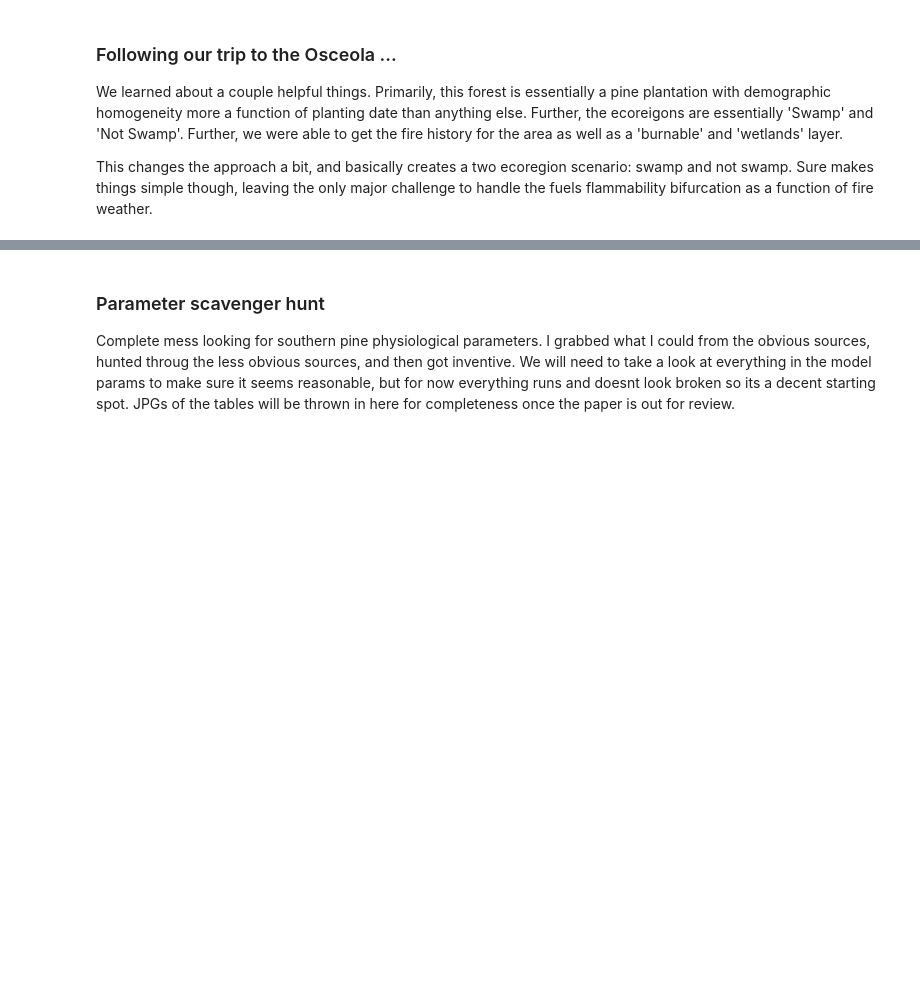
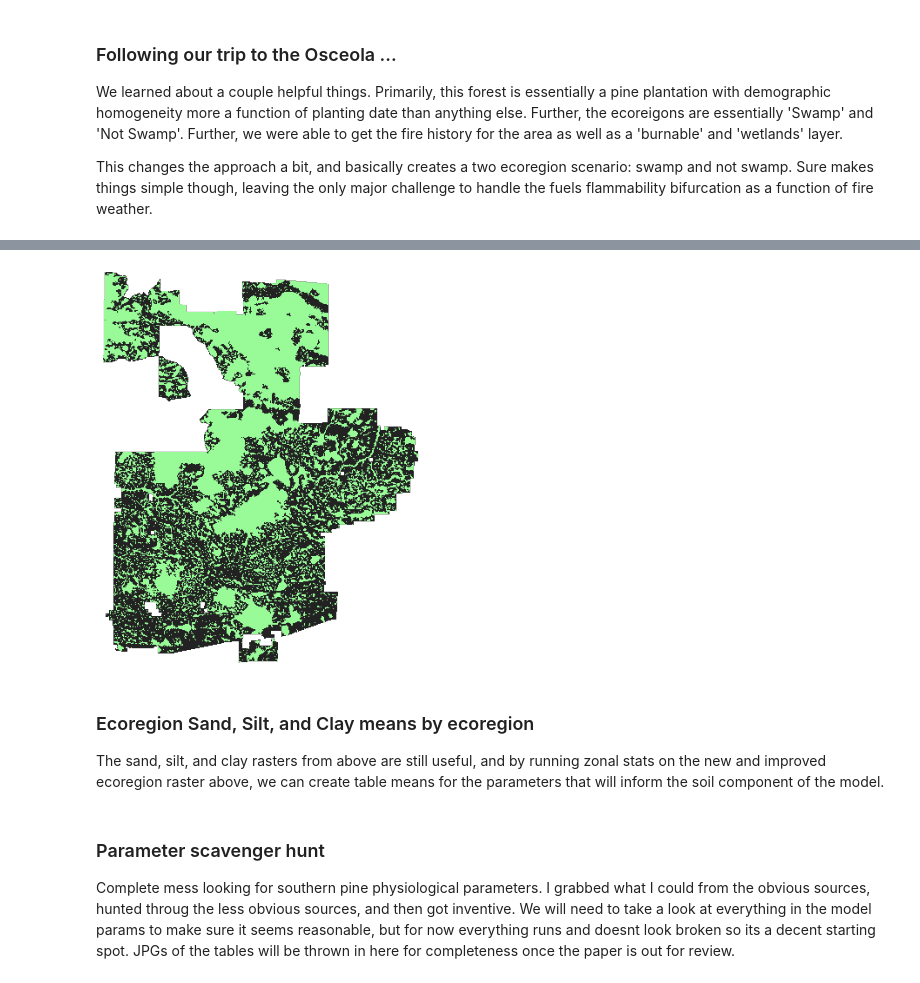
Before and after one commit to djkrofch/Osceola, a Jupyter notebook: Osceola_ModelSetup.ipynb, the cells around one changed output, grey strips where cells are left out. Saved outputs shown, nothing was run; the diff lists cells and outputs as text; code cells hidden in the pictures; blank space fills up the shorter version.

```diff
--- a/Osceola_ModelSetup.ipynb
+++ b/Osceola_ModelSetup.ipynb
@@ -311,3 +332,16 @@ This changes the approach a bit, and basically creates a two ecoregion scenario:
+# %%
+osceolaEcoregions = importRaster('H:\OsceolaEcoregions.tif')
+colors = ["windows blue", "amber", "greyish", "faded green", "dusty purple"]
+ecoPal = sns.dark_palette("palegreen", as_cmap=True)
+
+osceolaEcoregions[osceolaEcoregions == 0] = np.nan
+f, (ax1) = plt.subplots(1,1, figsize = (7,7))
+plotRaster(osceolaEcoregions, ax = ax1, cmap = ecoPal, vmin = 1, vmax = 2)
+# %% [output]
+[figure, added]
+# %% [markdown]
+### Ecoregion Sand, Silt, and Clay means by ecoregion
+The sand, silt, and clay rasters from above are still useful, and by running zonal stats on the new and improved ecoregion raster above, we can create table means for the parameters that will inform the soil component of the model.
 # %% [markdown]
 ### Parameter scavenger hunt
 Complete mess looking for southern pine physiological parameters. I grabbed what I could from the obvious sources, hunted throug the less obvious sources, and then got inventive. We will need to take a look at everything in the model params to make sure it seems reasonable, but for now everything runs and doesnt look broken so its a decent starting spot. JPGs of the tables will be thrown in here for completeness once the paper is out for review.
```
Also changed, not shown: parts of 5 cells of this notebook.
